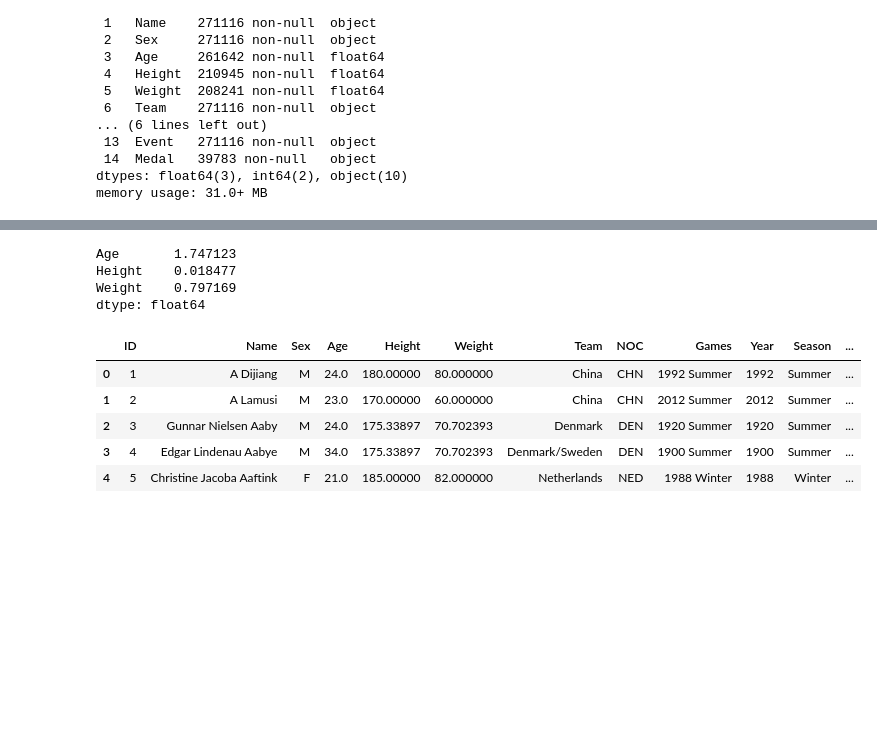
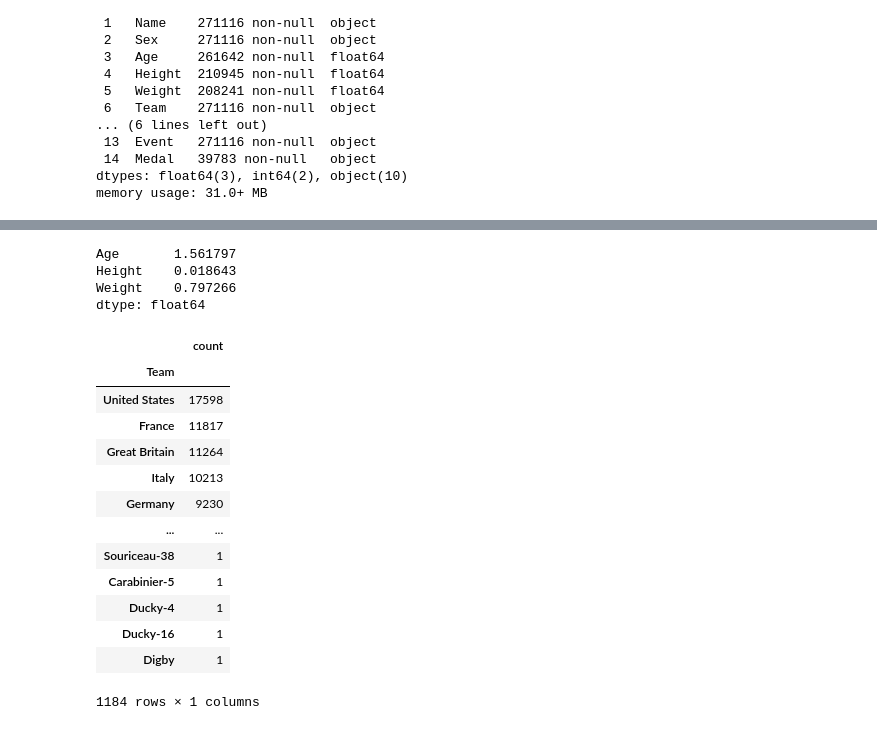
Before and after one commit to moosakazim12/Analyzing-Olympics-Data-with-Python, a Jupyter notebook: notebooks/Olympics.ipynb, the cells around one changed output, grey strips where cells are left out. Drawn from its saved outputs; the diff is of its cells as text; code cells hidden in the pictures; blank space fills up the shorter version.

```diff
--- a/notebooks/Olympics.ipynb
+++ b/notebooks/Olympics.ipynb
@@ -48,3 +52,9 @@ Data columns (total 15 columns):
  14  Medal   39783 non-null   object
 dtypes: float64(3), int64(2), object(10)
 memory usage: 31.0+ MB
+# %%
+# Check duplicates
+print("Duplicate rows:", olympics.duplicated().sum())
+
+# Remove duplicates
+olympics = olympics.drop_duplicates().reset_index(drop=True)
@@ -89,22 +128,29 @@ dtype: float64
 # %%
 olympics[['Age','Height','Weight']].skew()
 # %% [output]
-Age       1.747123
-Height    0.018477
-Weight    0.797169
+Age       1.561797
+Height    0.018643
+Weight    0.797266
 dtype: float64
 # %%
 olympics['Age'] = olympics['Age'].fillna(olympics['Age'].median())
 olympics['Weight'] = olympics['Weight'].fillna(olympics['Weight'].mean())
 olympics['Height'] = olympics['Height'].fillna(olympics['Height'].median())
-
-df['Height'] = df.groupby('Gender')['Height'].transform(lambda x: x.fillna(x.mean()))
+olympics['Medal'] = olympics['Medal'].fillna("None")
 # %%
-olympics.head()
+olympics['Team'].value_counts().to_frame()
 # %% [output]
-|  | ID | Name | Sex | Age | Height | Weight | Team | NOC | Games | Year | Season | ... |
-| 0 | 1 | A Dijiang | M | 24.0 | 180.00000 | 80.000000 | China | CHN | 1992 Summer | 1992 | Summer | ... |
-| 1 | 2 | A Lamusi | M | 23.0 | 170.00000 | 60.000000 | China | CHN | 2012 Summer | 2012 | Summer | ... |
-| 2 | 3 | Gunnar Nielsen Aaby | M | 24.0 | 175.33897 | 70.702393 | Denmark | DEN | 1920 Summer | 1920 | Summer | ... |
-| 3 | 4 | Edgar Lindenau Aabye | M | 34.0 | 175.33897 | 70.702393 | Denmark/Sweden | DEN | 1900 Summer | 1900 | Summer | ... |
-| 4 | 5 | Christine Jacoba Aaftink | F | 21.0 | 185.00000 | 82.000000 | Netherlands | NED | 1988 Winter | 1988 | Winter | ... |
+|  | count |
+| Team |  |
+| United States | 17598 |
+| France | 11817 |
+| Great Britain | 11264 |
+| Italy | 10213 |
+| Germany | 9230 |
+| ... | ... |
+| Souriceau-38 | 1 |
+| Carabinier-5 | 1 |
+| Ducky-4 | 1 |
+| Ducky-16 | 1 |
+| Digby | 1 |
+1184 rows × 1 columns
```
Also changed, not shown: parts of 24 cells of this notebook, 1 other file.
